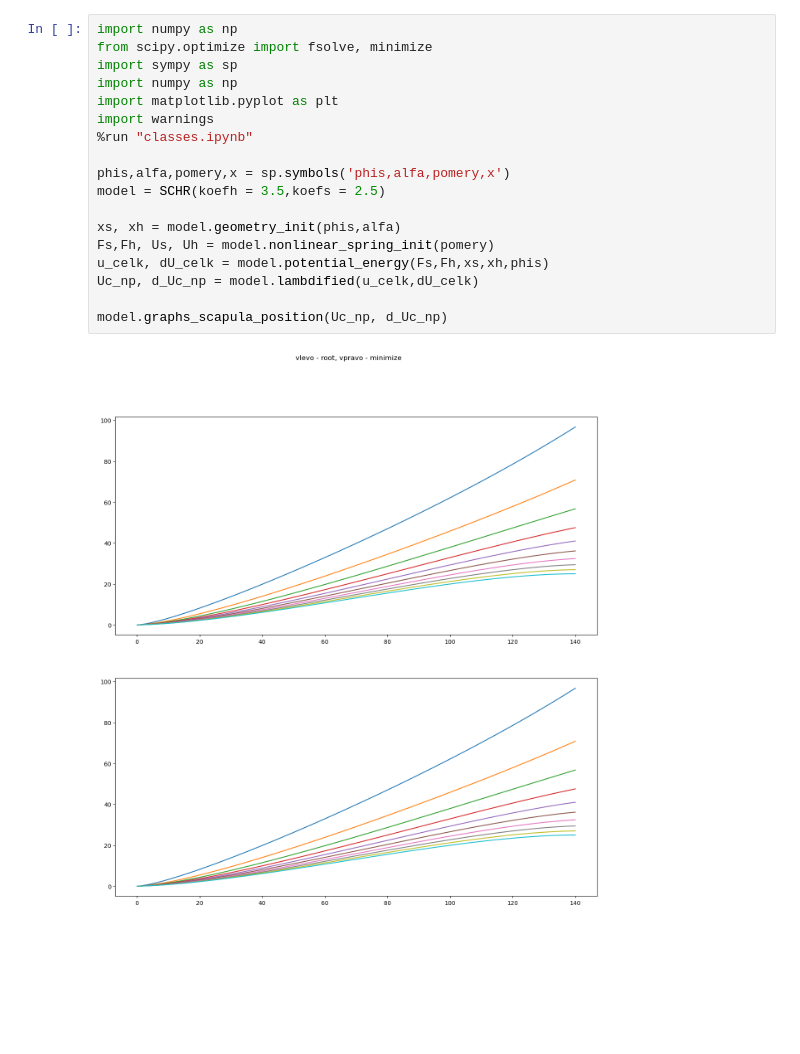
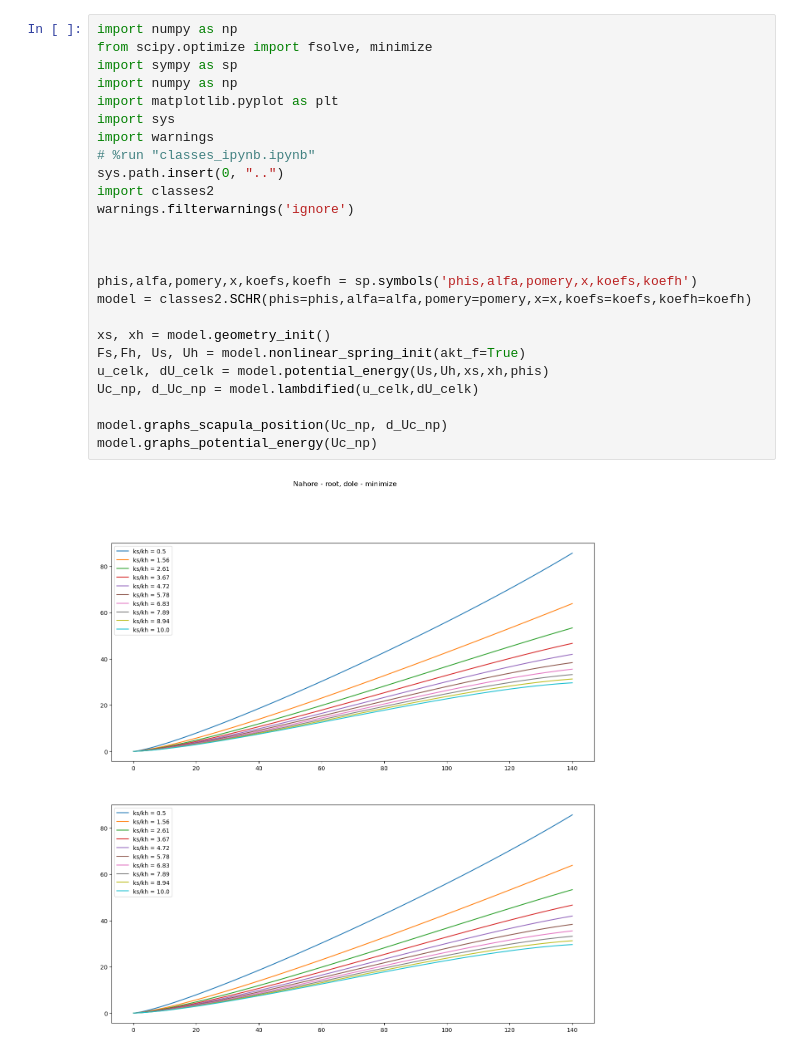
Before and after one commit to zoufaond/Passive_SCHR, a Jupyter notebook: main.ipynb, the cells around one changed output. Cells and saved outputs as stored; diff of their text form; blank space fills up the shorter version.

```diff
--- a/main.ipynb
+++ b/main.ipynb
@@ -1,20 +1,27 @@
 # %%
 import numpy as np
 from scipy.optimize import fsolve, minimize
 import sympy as sp
 import numpy as np
 import matplotlib.pyplot as plt
+import sys
 import warnings
-%run "classes.ipynb"
+# %run "classes_ipynb.ipynb"
+sys.path.insert(0, "..")
+import classes2
+warnings.filterwarnings('ignore')
 
-phis,alfa,pomery,x = sp.symbols('phis,alfa,pomery,x')
-model = SCHR(koefh = 3.5,koefs = 2.5)
 
-xs, xh = model.geometry_init(phis,alfa)
-Fs,Fh, Us, Uh = model.nonlinear_spring_init(pomery)
-u_celk, dU_celk = model.potential_energy(Fs,Fh,xs,xh,phis)
+
+phis,alfa,pomery,x,koefs,koefh = sp.symbols('phis,alfa,pomery,x,koefs,koefh')
+model = classes2.SCHR(phis=phis,alfa=alfa,pomery=pomery,x=x,koefs=koefs,koefh=koefh)
+
+xs, xh = model.geometry_init()
+Fs,Fh, Us, Uh = model.nonlinear_spring_init(akt_f=True)
+u_celk, dU_celk = model.potential_energy(Us,Uh,xs,xh,phis)
 Uc_np, d_Uc_np = model.lambdified(u_celk,dU_celk)
 
 model.graphs_scapula_position(Uc_np, d_Uc_np)
+model.graphs_potential_energy(Uc_np)
 # %% [output]
-[figure, old version]
+[figure, new version]
```
Also changed, not shown: parts of 1 cell of this notebook, 4 other files.
